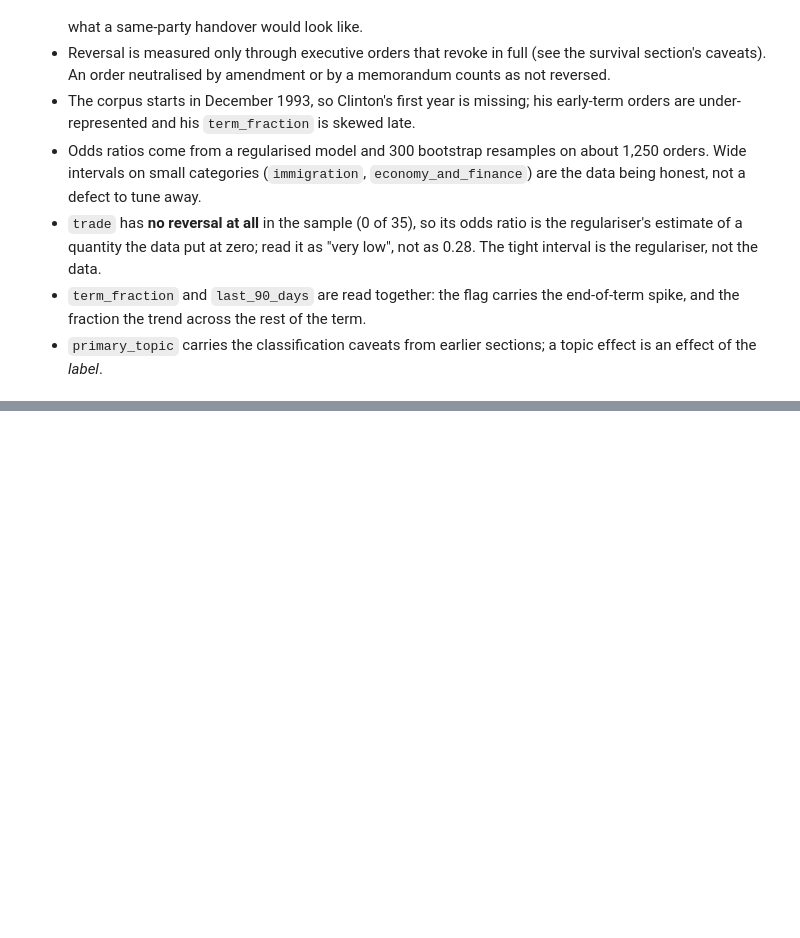
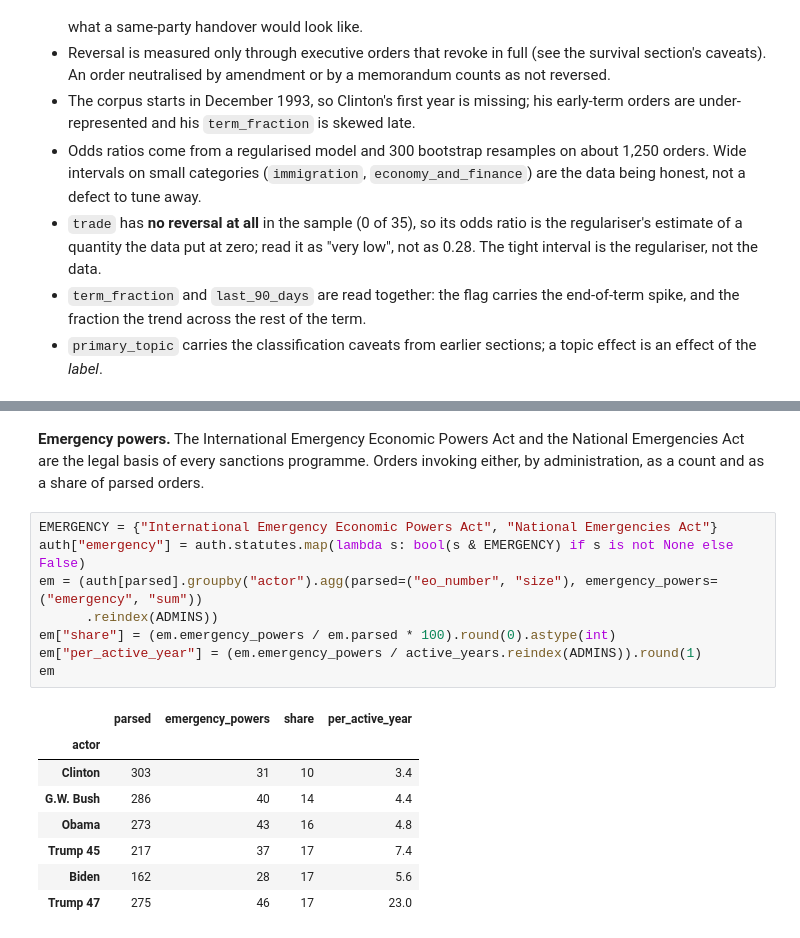
Before and after one commit to DaveKT/EO_Analysis, a Jupyter notebook: notebooks/analysis.ipynb, the cells around one changed output, grey strips where cells are left out. Drawn from its saved outputs; the diff is of its cells as text; blank space fills up the shorter version.

```diff
--- a/notebooks/analysis.ipynb
+++ b/notebooks/analysis.ipynb
@@ -1355,0 +1508,21 @@ check.round(2).sort_values("18 months, 5 signers", ascending=False)
+# %% [markdown]
+**Emergency powers.** The International Emergency Economic Powers Act and the
+National Emergencies Act are the legal basis of every sanctions programme. Orders
+invoking either, by administration, as a count and as a share of parsed orders.
+# %%
+EMERGENCY = {"International Emergency Economic Powers Act", "National Emergencies Act"}
+auth["emergency"] = auth.statutes.map(lambda s: bool(s & EMERGENCY) if s is not None else False)
+em = (auth[parsed].groupby("actor").agg(parsed=("eo_number", "size"), emergency_powers=("emergency", "sum"))
+      .reindex(ADMINS))
+em["share"] = (em.emergency_powers / em.parsed * 100).round(0).astype(int)
+em["per_active_year"] = (em.emergency_powers / active_years.reindex(ADMINS)).round(1)
+em
+# %% [output]
+|  | parsed | emergency_powers | share | per_active_year |
+| actor |  |  |  |  |
+| Clinton | 303 | 31 | 10 | 3.4 |
+| G.W. Bush | 286 | 40 | 14 | 4.4 |
+| Obama | 273 | 43 | 16 | 4.8 |
+| Trump 45 | 217 | 37 | 17 | 7.4 |
+| Biden | 162 | 28 | 17 | 5.6 |
+| Trump 47 | 275 | 46 | 17 | 23.0 |
```
Also changed, not shown: parts of 8 cells of this notebook, 2 other files.
